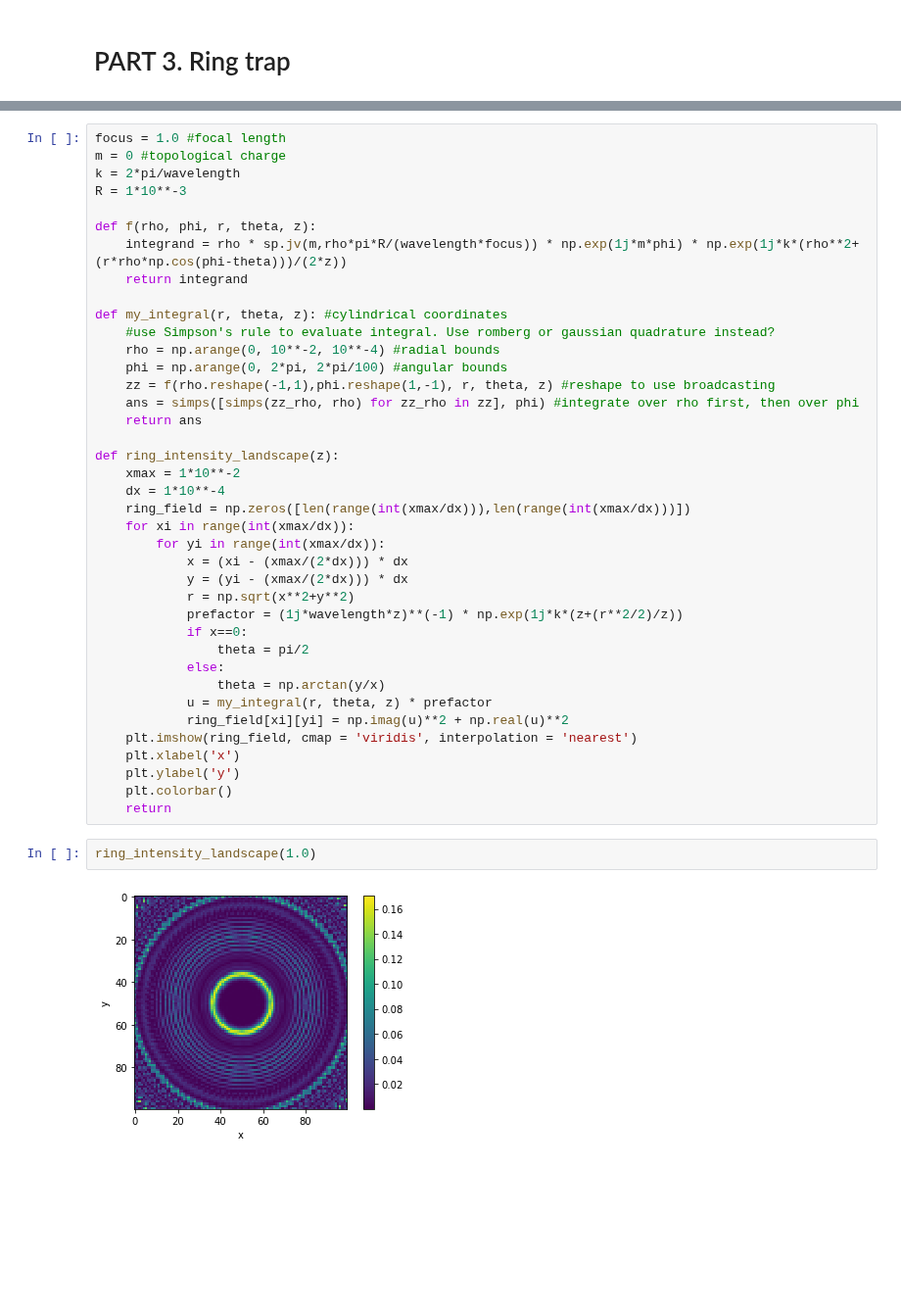
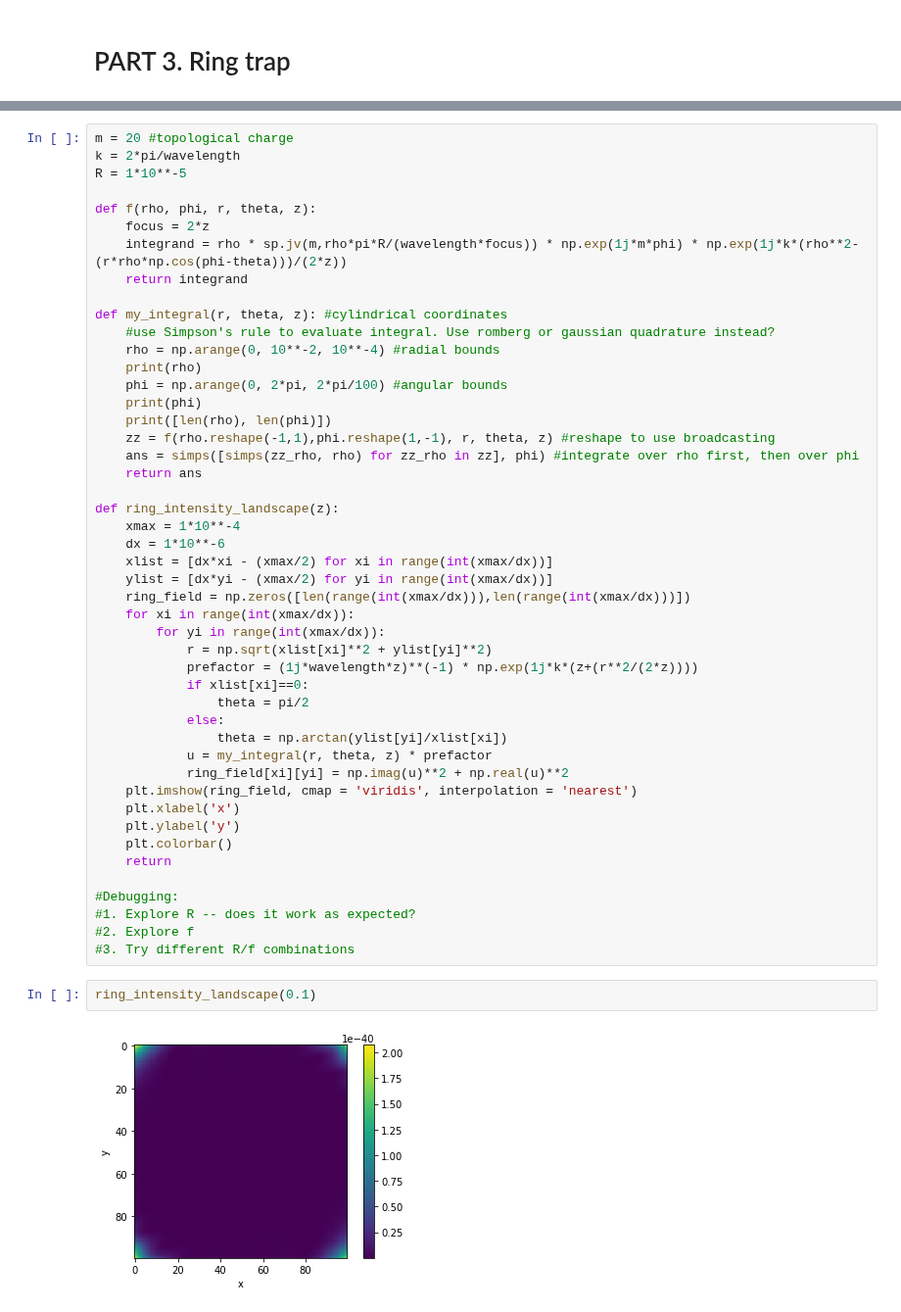
Before and after one commit to jabacousnac/Grier-Lab-Code, a Jupyter notebook: LowIndexTrapping.ipynb, the cells around one changed output, grey strips where cells are left out. Shown at 98% size. Drawn from its saved outputs; the diff is of its cells as text; blank space fills up the shorter version.

```diff
--- a/LowIndexTrapping.ipynb
+++ b/LowIndexTrapping.ipynb
@@ -120,35 +123,38 @@ force_field_SOT(0.29, 1*10**-6, 1.42, 1.49, 4)
 # %%
-focus = 1.0 #focal length
-m = 0 #topological charge
+m = 20 #topological charge
 k = 2*pi/wavelength
-R = 1*10**-3
+R = 1*10**-5
 
 def f(rho, phi, r, theta, z):
-    integrand = rho * sp.jv(m,rho*pi*R/(wavelength*focus)) * np.exp(1j*m*phi) * np.exp(1j*k*(rho**2+(r*rho*np.cos(phi-theta)))/(2*z))
+    focus = 2*z
+    integrand = rho * sp.jv(m,rho*pi*R/(wavelength*focus)) * np.exp(1j*m*phi) * np.exp(1j*k*(rho**2-(r*rho*np.cos(phi-theta)))/(2*z))
     return integrand
 
 def my_integral(r, theta, z): #cylindrical coordinates
     #use Simpson's rule to evaluate integral. Use romberg or gaussian quadrature instead?
     rho = np.arange(0, 10**-2, 10**-4) #radial bounds
+    print(rho)
     phi = np.arange(0, 2*pi, 2*pi/100) #angular bounds
+    print(phi)
+    print([len(rho), len(phi)])
     zz = f(rho.reshape(-1,1),phi.reshape(1,-1), r, theta, z) #reshape to use broadcasting
     ans = simps([simps(zz_rho, rho) for zz_rho in zz], phi) #integrate over rho first, then over phi
     return ans
 
 def ring_intensity_landscape(z):
-    xmax = 1*10**-2
-    dx = 1*10**-4
+    xmax = 1*10**-4
+    dx = 1*10**-6
+    xlist = [dx*xi - (xmax/2) for xi in range(int(xmax/dx))]
+    ylist = [dx*yi - (xmax/2) for yi in range(int(xmax/dx))]
     ring_field = np.zeros([len(range(int(xmax/dx))),len(range(int(xmax/dx)))])
     for xi in range(int(xmax/dx)):
         for yi in range(int(xmax/dx)):
-            x = (xi - (xmax/(2*dx))) * dx
-            y = (yi - (xmax/(2*dx))) * dx
-            r = np.sqrt(x**2+y**2)
-            prefactor = (1j*wavelength*z)**(-1) * np.exp(1j*k*(z+(r**2/2)/z))
-            if x==0:
+            r = np.sqrt(xlist[xi]**2 + ylist[yi]**2)
+            prefactor = (1j*wavelength*z)**(-1) * np.exp(1j*k*(z+(r**2/(2*z))))
+            if xlist[xi]==0:
                 theta = pi/2
             else:
-                theta = np.arctan(y/x)
+                theta = np.arctan(ylist[yi]/xlist[xi])
             u = my_integral(r, theta, z) * prefactor
             ring_field[xi][yi] = np.imag(u)**2 + np.real(u)**2
     plt.imshow(ring_field, cmap = 'viridis', interpolation = 'nearest')
@@ -156,8 +162,13 @@ def ring_intensity_landscape(z):
     plt.ylabel('y')
     plt.colorbar()
     return
+
+#Debugging:
+#1. Explore R -- does it work as expected?
+#2. Explore f
+#3. Try different R/f combinations
 # %%
-ring_intensity_landscape(1.0)
+ring_intensity_landscape(0.1)
 # %% [output]
-[figure, old version]
+[figure, new version]
 # %%
```
Also changed, not shown: parts of 12 cells of this notebook.
